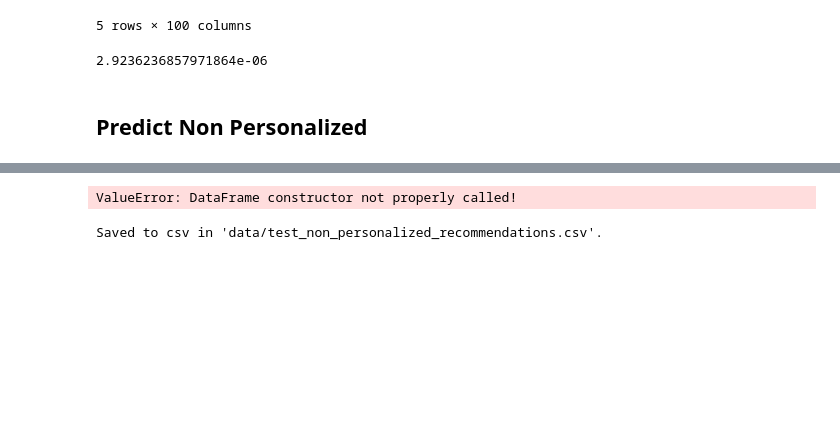
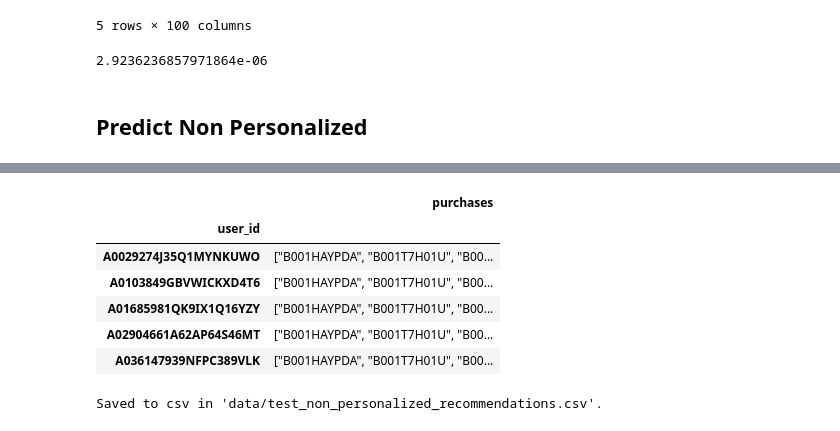
Before and after one commit to andreisantos/ldssa-hck5, a Jupyter notebook: hack_ines.ipynb, the cells around one changed output, grey strips where cells are left out. Saved outputs shown, nothing was run; the diff lists cells and outputs as text; code cells hidden in the pictures; blank space fills up the shorter version.

```diff
--- a/hack_ines.ipynb
+++ b/hack_ines.ipynb
@@ -259,9 +213,9 @@ def make_ratings(data: pd.DataFrame, shape: tuple = None) -> csr_matrix:
         shape = (len(users), len(items))
 
     R_ = coo_matrix((values, (user_pos, item_pos)), shape=shape).tocsr()
-    return R_
+    return R_, items
 
 
-R = make_ratings(data)
-R
+R, items = make_ratings(data)
+R, items
 # %% [output]
@@ -286,8 +242,8 @@ def make_train_val_split(data: pd.DataFrame, test_size : float = 0.2, shape: tup
 
     """
     train_data, val_data = train_test_split(data, test_size=test_size, random_state=8)
-    R_train = make_ratings(train_data, shape=shape)
-    R_val = make_ratings(val_data, shape=shape)
+    R_train, items = make_ratings(train_data, shape=shape)
+    R_val, items = make_ratings(val_data, shape=shape)
     return R_train, R_val
 
 ratings_train, ratings_val = make_train_val_split(data, test_size=test_size, shape=R.shape)
@@ -450,21 +406,29 @@ non_pers_test_most_rated_df.head()
 | A036147939NFPC389VLK | 7098 | 7947 | 4065 | 4783 | 9732 | 248 | 2454 | 9247 | 10054 | 7099 | ... |
 5 rows × 50 columns
 # %%
-def row_to_list(row):
-    row_ = [str(i) for i in row]
-    return  row_
+def row_to_list(row, items):
+    row_ = [items[i] for i in row]
+    return row_
 # %%
 def product_to_list(df):
     df_ = copy.copy(df)
-    df_ = df_.rename({"users to recommend products": "user_id"})
-    df_["purchases"] = df_.apply(row_to_list, axis=1)
-    return df_[[ "purchases"]]
+    df_.index.names = ["user_id"]
+    df_["purchases"] = df_.apply(row_to_list, args=(items,), axis=1)
+    return df_[["purchases"]]
 # %%
 df_test_hk5 = product_to_list(non_pers_test_most_rated_df)
-json_hk5 = df_test_hk5.to_json(orient='columns')
-df_5 = pd.DataFrame(json_hk5)
+df_test_hk5['purchases'] = df_test_hk5.apply(lambda x: json.dumps(x.purchases), axis=1)
+#json_hk5 = df_test_hk5.to_json(orient='columns')
+#df_5 = pd.read_json(json_hk5)
+df_test_hk5.head()
 # %% [output]
-ValueError: DataFrame constructor not properly called!
+|  | purchases |
+| user_id |  |
+| A0029274J35Q1MYNKUWO | ["B001HAYPDA", "B001T7H01U", "B00... |
+| A0103849GBVWICKXD4T6 | ["B001HAYPDA", "B001T7H01U", "B00... |
+| A01685981QK9IX1Q16YZY | ["B001HAYPDA", "B001T7H01U", "B00... |
+| A02904661A62AP64S46MT | ["B001HAYPDA", "B001T7H01U", "B00... |
+| A036147939NFPC389VLK | ["B001HAYPDA", "B001T7H01U", "B00... |
 # %%
 def save_predictions(predictions: pd.DataFrame, output_path: str):
     """Save predictions to csv.
```
Also changed, not shown: parts of 9 cells of this notebook.
